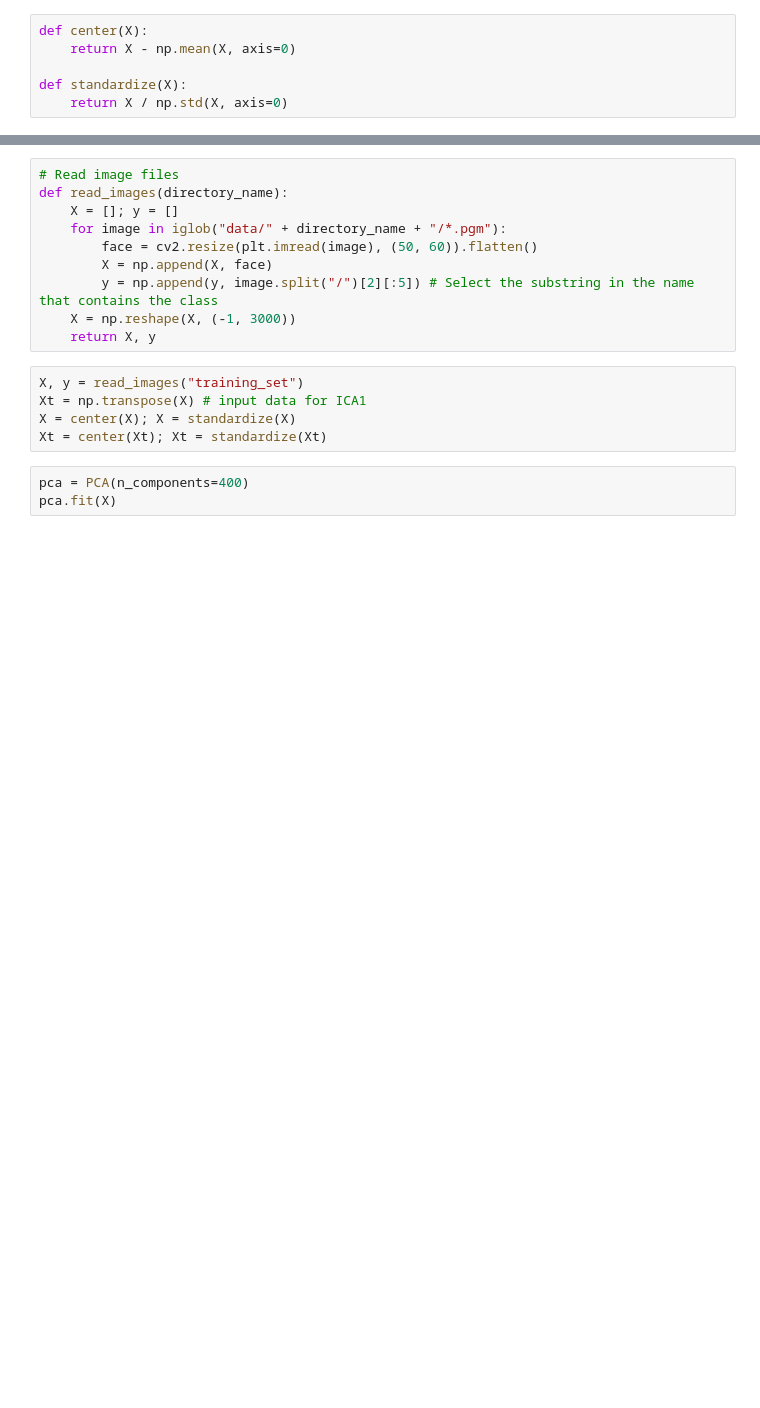
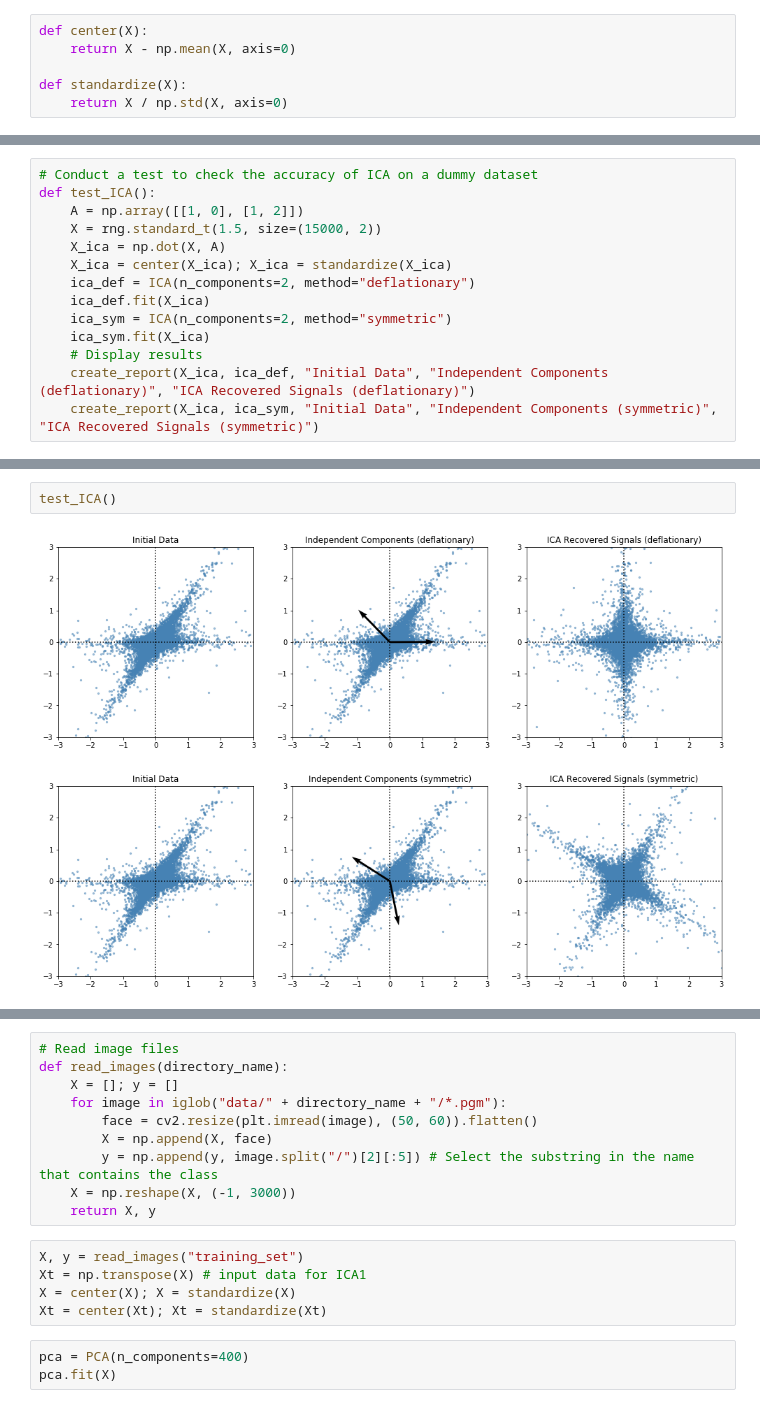
Before and after one commit to mideaconu/face-recognition, a Jupyter notebook: notebook/comparative-FERET-study.ipynb, the cells around one changed output, grey strips where cells are left out. Cells and saved outputs as stored; diff of their text form; blank space fills up the shorter version.

```diff
--- a/notebook/comparative-FERET-study.ipynb
+++ b/notebook/comparative-FERET-study.ipynb
@@ -26,0 +68,14 @@ def standardize(X):
+# %%
+# Conduct a test to check the accuracy of ICA on a dummy dataset
+def test_ICA():
+    A = np.array([[1, 0], [1, 2]])
+    X = rng.standard_t(1.5, size=(15000, 2))
+    X_ica = np.dot(X, A)
+    X_ica = center(X_ica); X_ica = standardize(X_ica)
+    ica_def = ICA(n_components=2, method="deflationary")
+    ica_def.fit(X_ica)
+    ica_sym = ICA(n_components=2, method="symmetric")
+    ica_sym.fit(X_ica)
+    # Display results
+    create_report(X_ica, ica_def, "Initial Data", "Independent Components (deflationary)", "ICA Recovered Signals (deflationary)")
+    create_report(X_ica, ica_sym, "Initial Data", "Independent Components (symmetric)", "ICA Recovered Signals (symmetric)")
@@ -26,0 +98,5 @@ def standardize(X):
+# %%
+test_ICA()
+# %% [output]
+[figure, added]
+[figure, added]
```
Also changed, not shown: parts of 15 cells of this notebook, 1 other file.
